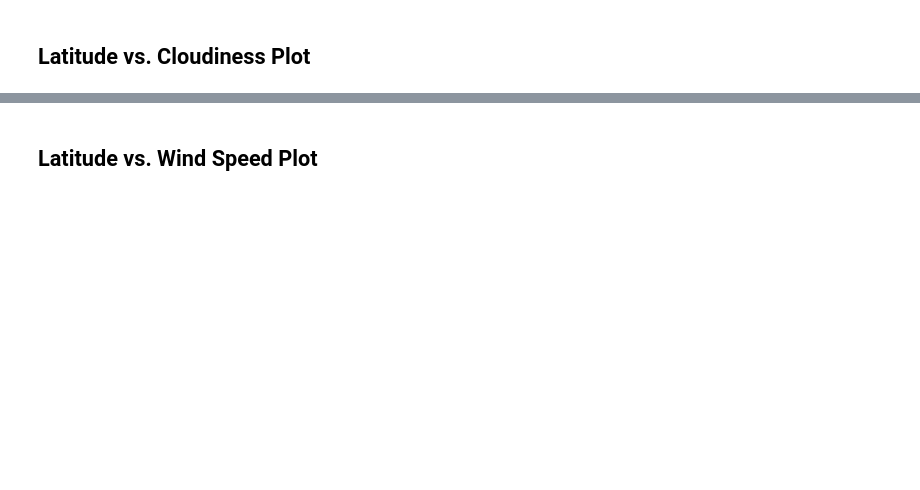
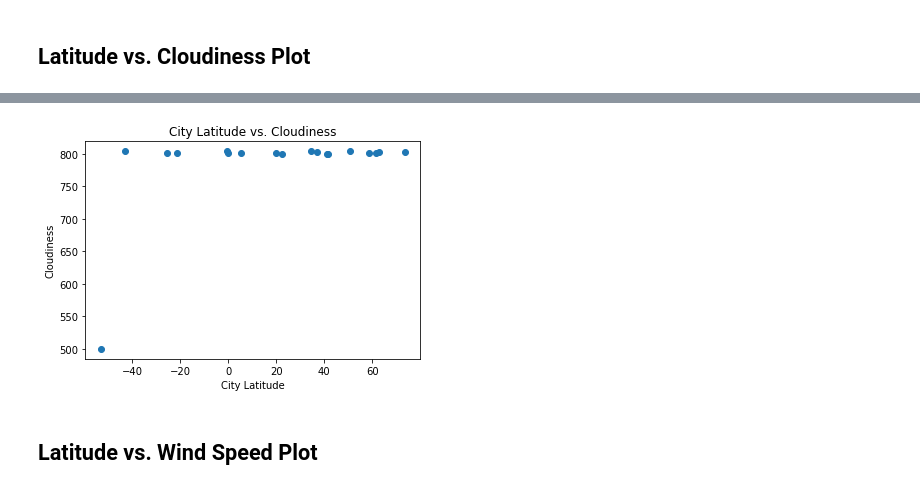
Before and after one commit to ruthhinkle/api-challenge, a Jupyter notebook: WeatherPy-REH.ipynb, the cells around one changed output, grey strips where cells are left out. Cells and saved outputs as stored; diff of their text form; code cells hidden in the pictures; blank space fills up the shorter version.

```diff
--- a/WeatherPy-REH.ipynb
+++ b/WeatherPy-REH.ipynb
@@ -246,2 +279,10 @@ Int64Index([], dtype='int64')
+# %%
+plt.scatter(clean_city_data['Latitude'],clean_city_data['Cloudiness'])
+plt.xlabel('City Latitude')
+plt.ylabel('Cloudiness')
+plt.title('City Latitude vs. Cloudiness')
+plt.show()
+# %% [output]
+[figure, added]
 # %% [markdown]
 ## Latitude vs. Wind Speed Plot
```
Also changed, not shown: parts of 18 cells of this notebook.
